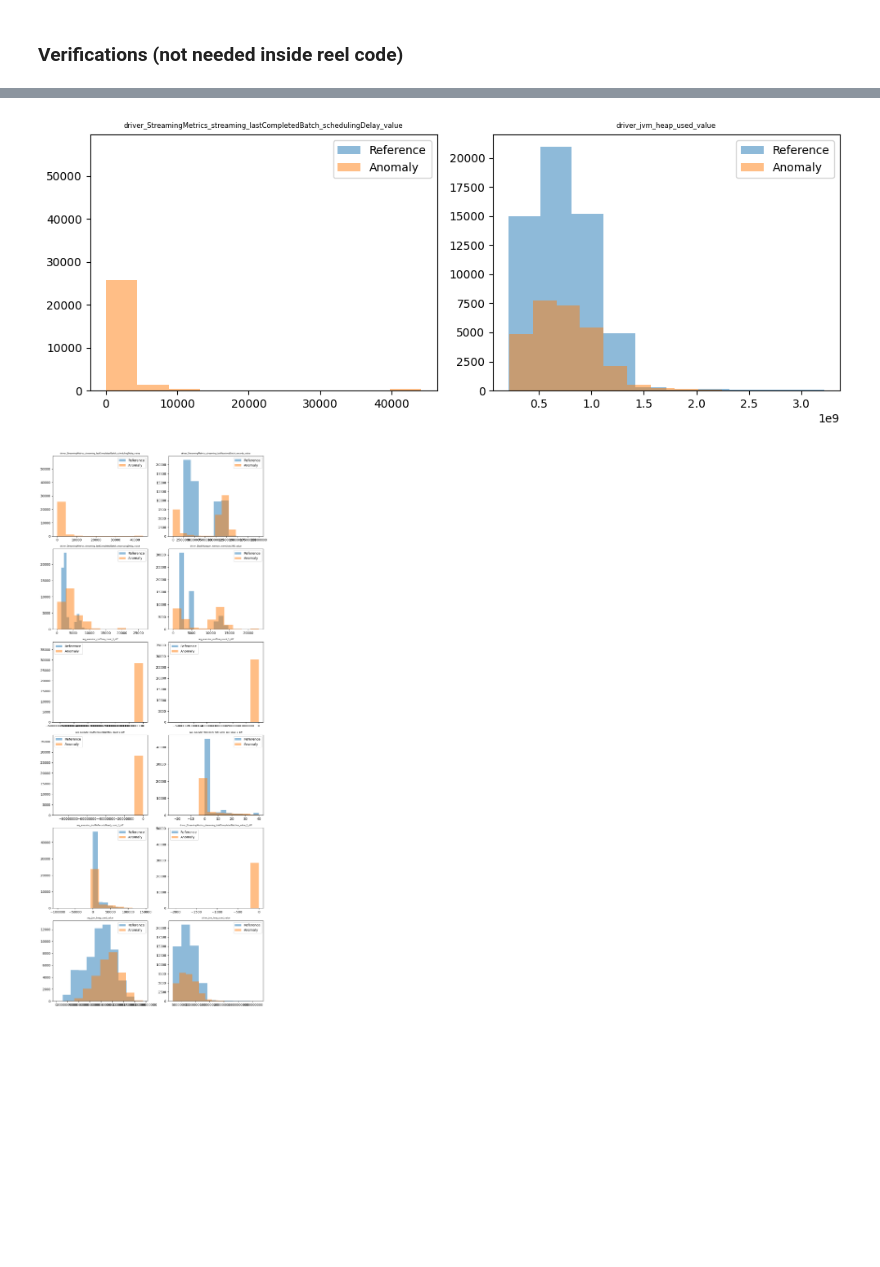
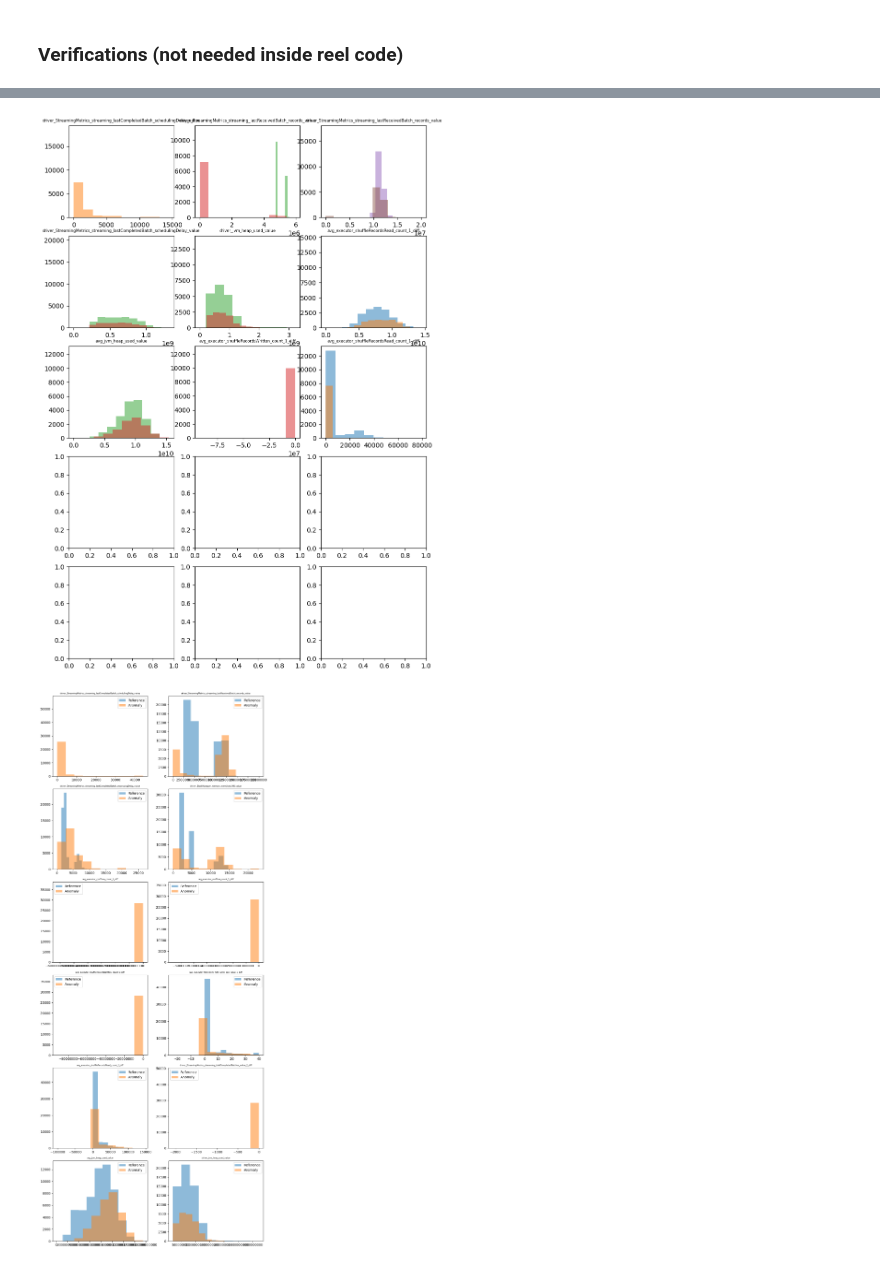
Before and after one commit to louise-davy/exstream-implementation, a Jupyter notebook: algorithm_as_a_notebook.ipynb, the cells around one changed output, grey strips where cells are left out. Drawn from its saved outputs; the diff is of its cells as text; code cells hidden in the pictures; blank space fills up the shorter version.

```diff
--- a/algorithm_as_a_notebook.ipynb
+++ b/algorithm_as_a_notebook.ipynb
@@ -454,0 +405,12 @@ distances_bursty, distances_stalled, distances_cpu
+# %%
+distances = []
+new_refs_anos = []
+
+for ref_ano, new_filtered_feature in zip(refs_anos, new_filtered_features):
+    ref, ano = ref_ano
+    ref = ref[new_filtered_feature + ["type_data"]]
+    ano = ano[new_filtered_feature + ["type_data"]]
+    distances.append(single_reward_function(ref, ano))
+    new_refs_anos.append((ref, ano))
+
+distances
@@ -461,0 +438,5 @@ smallest_entropy = sorted(distances.items(), key=lambda x: x[1], reverse=False)[
+# %%
+for ref_ano, new_filtered_feature in zip(refs_anos, new_filtered_features):
+    ref, ano = ref_ano
+    ref = ref[new_filtered_feature + ["type_data"]]
+    ano = ano[new_filtered_feature + ["type_data"]]
@@ -462,18 +485,26 @@ smallest_entropy = sorted(distances.items(), key=lambda x: x[1], reverse=False)[
 # %%
-fig, axs = plt.subplots(1, 2, figsize=(10, 4))
+fig, axs = plt.subplots(5, 3, figsize=(10, 15))
 
 axs = axs.flatten()
-for i, col in enumerate([smallest_entropy, biggest_entropy]):
-    axs[i].hist(refs[col].astype(float).tolist(), label="Reference", alpha=0.5)
-    axs[i].hist(anos[col].astype(float).tolist(), label="Anomaly", alpha=0.5)
-    axs[i].ticklabel_format(useOffset=False)
-    axs[i].set_title(col, fontsize=6)
-    axs[i].legend()
+for i, ref_ano in enumerate(refs_anos):
+    ref, ano = ref_ano
+    for j in range(len(new_filtered_features[i])):
+        axs[i + j].hist(
+            ref[new_filtered_features[i][j]].astype(float).tolist(),
+            label="Reference",
+            alpha=0.5,
+        )
+        axs[i + j].hist(
+            ano[new_filtered_features[i][j]].astype(float).tolist(),
+            label="Anomaly",
+            alpha=0.5,
+        )
 
-plt.tight_layout()
+        axs[i + j].set_title(new_filtered_features[i][j], fontsize=6)
+
 plt.show()
 # %% [output]
-[figure, old version]
+[figure, new version]
 # %%
 fig, axs = plt.subplots(
     int(len(refs.columns[:-4]) / 2), 2, figsize=(10, 2 * len(refs.columns[:-4]))
```
Also changed, not shown: parts of 13 cells of this notebook.
